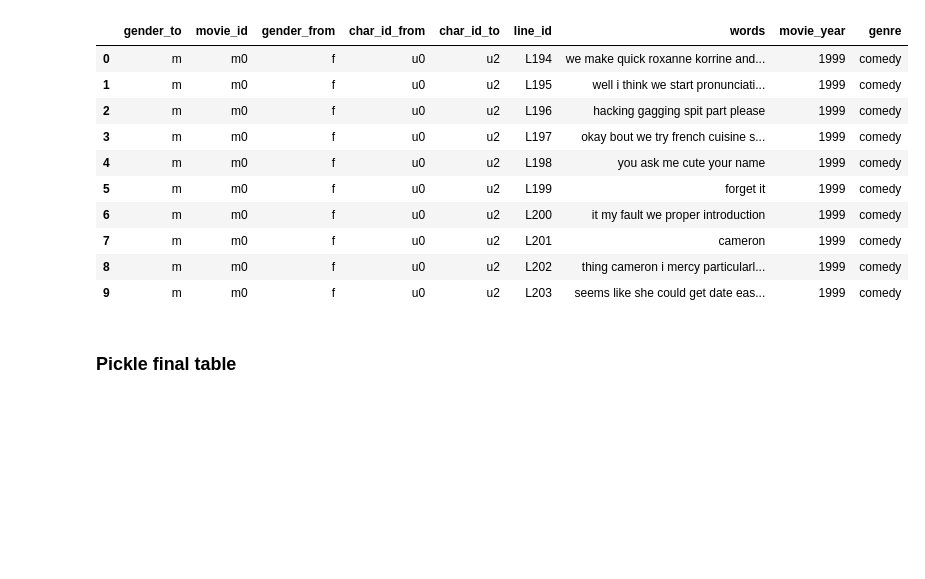
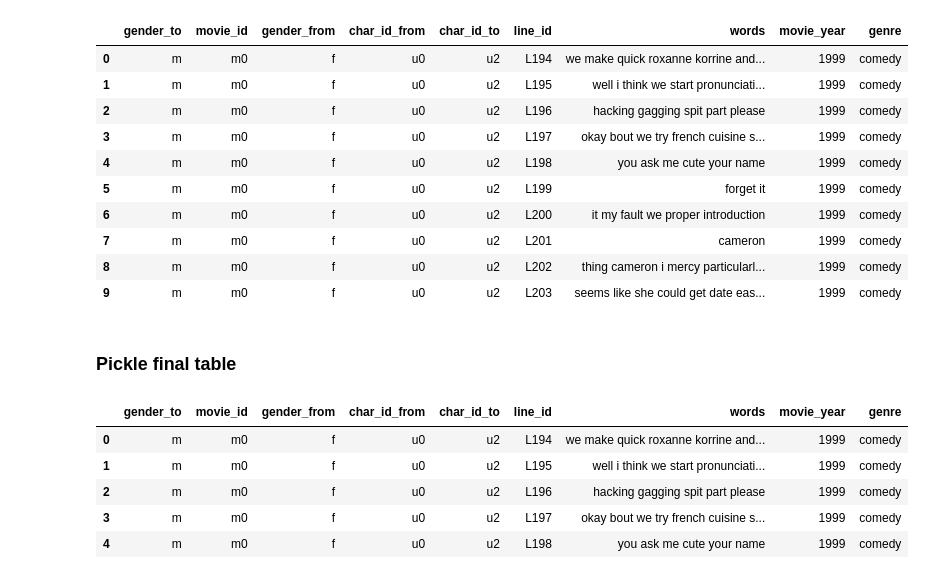
Before and after one commit to nlp-jjer/gender_in_movies, a Jupyter notebook: pre_processing.ipynb, the cells around one changed output. Cells and saved outputs as stored; diff of their text form; code cells hidden in the pictures; blank space fills up the shorter version.

Commit message:
updated pickle (supposedly)

```diff
--- a/pre_processing.ipynb
+++ b/pre_processing.ipynb
@@ -290,8 +290,17 @@ import pickle
 
 pickle.dump(movies, open('movies.p', 'wb'))
 
-#to read it: df = pickle.load(open("movies.p", 'rb'))
+df = pickle.load(open("movies.p", 'rb'))
 # %%
 movies_small = movies[:1700000]
 
 pickle.dump(movies_small, open('data/movies_small.p', 'wb'))
+# %%
+df.head()
+# %% [output]
+|  | gender_to | movie_id | gender_from | char_id_from | char_id_to | line_id | words | movie_year | genre |
+| 0 | m | m0 | f | u0 | u2 | L194 | we make quick roxanne korrine and... | 1999 | comedy |
+| 1 | m | m0 | f | u0 | u2 | L195 | well i think we start pronunciati... | 1999 | comedy |
+| 2 | m | m0 | f | u0 | u2 | L196 | hacking gagging spit part please | 1999 | comedy |
+| 3 | m | m0 | f | u0 | u2 | L197 | okay bout we try french cuisine s... | 1999 | comedy |
+| 4 | m | m0 | f | u0 | u2 | L198 | you ask me cute your name | 1999 | comedy |
```
